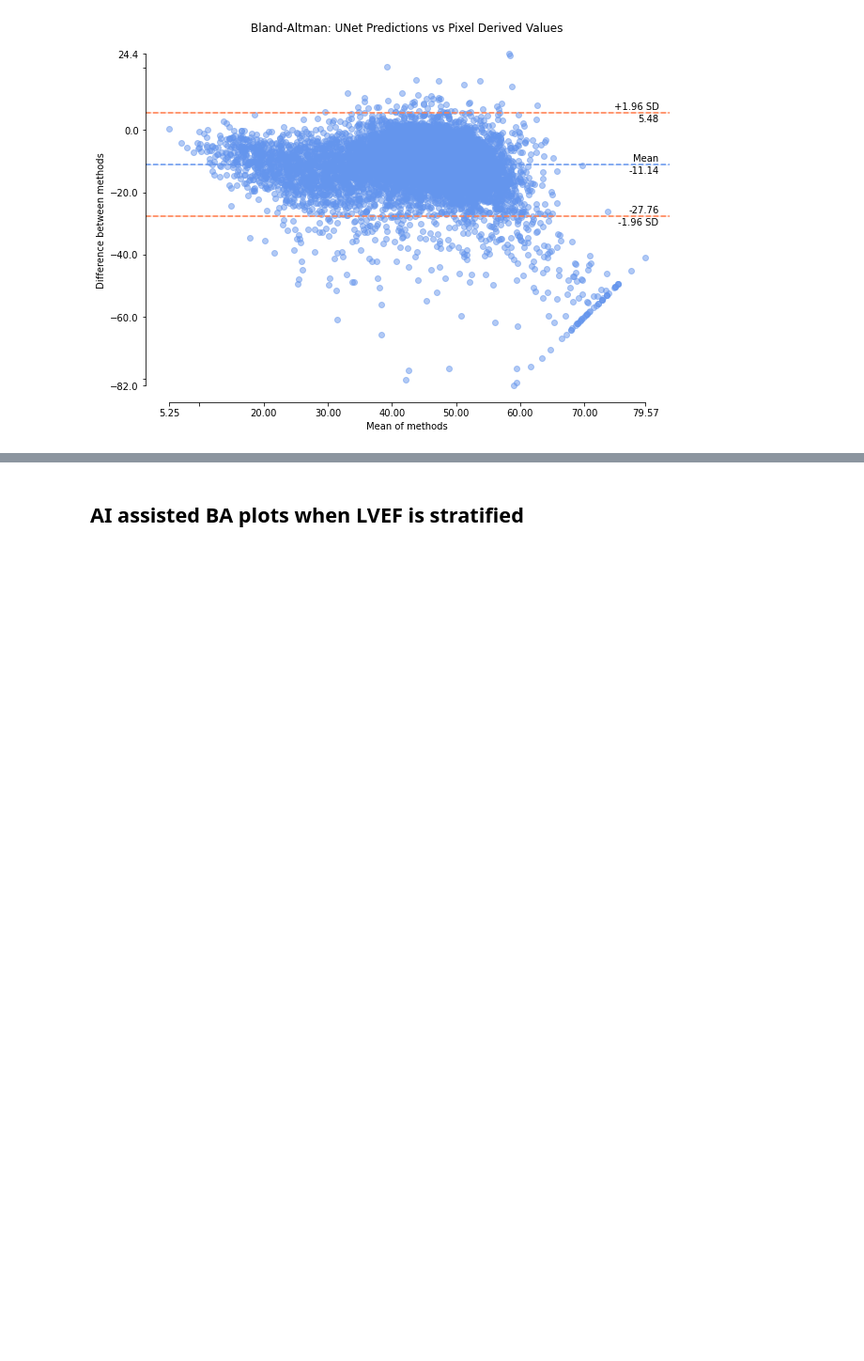
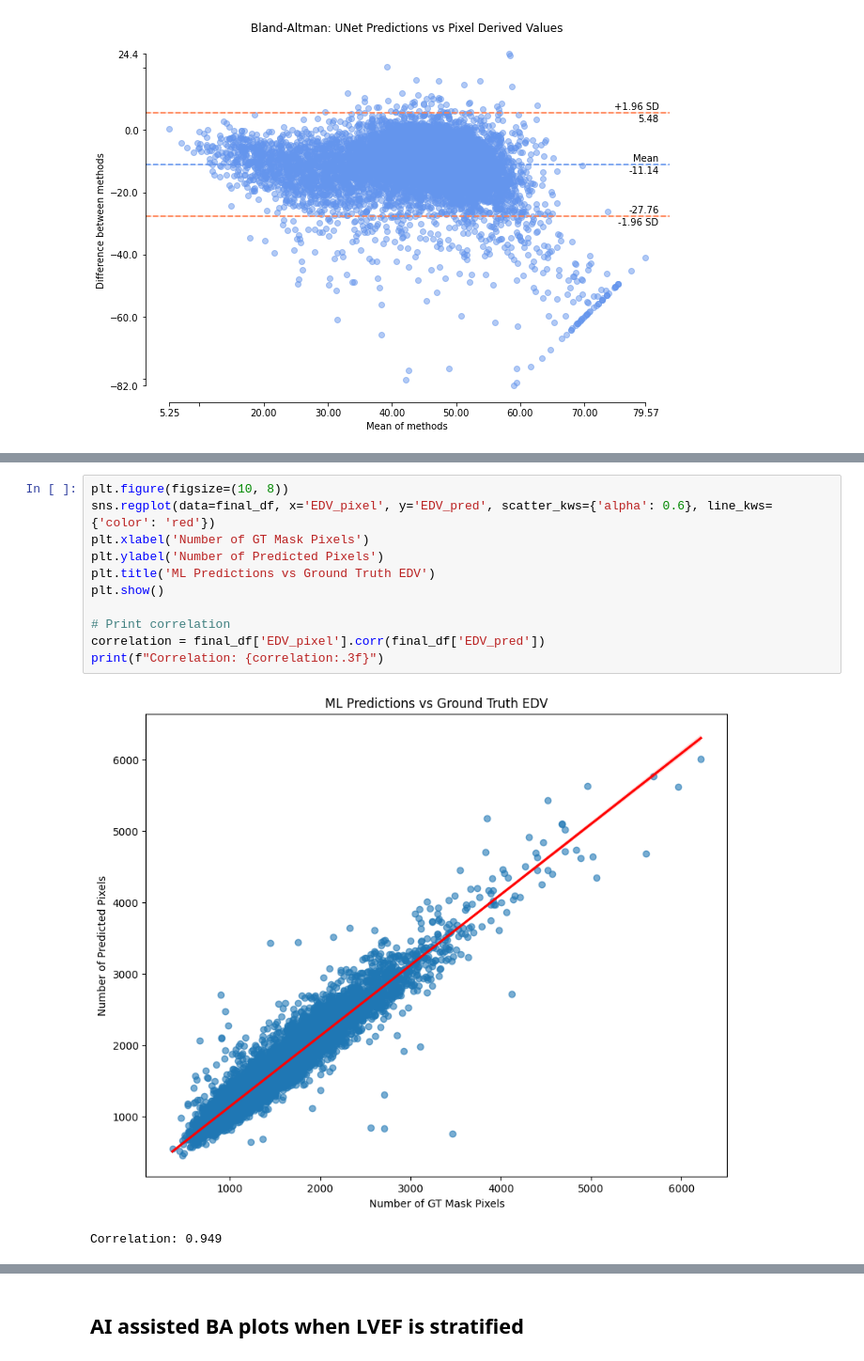
Before and after one commit to nrsjun/MachineLearning-LVEF-31005-, a Jupyter notebook: task3_measure_lvef.ipynb, the cells around one changed output, grey strips where cells are left out. Shown at 94% size. Drawn from its saved outputs; the diff is of its cells as text; blank space fills up the shorter version.

```diff
--- a/task3_measure_lvef.ipynb
+++ b/task3_measure_lvef.ipynb
@@ -728,0 +770,14 @@ plt.show()
+# %%
+plt.figure(figsize=(10, 8))
+sns.regplot(data=final_df, x='EDV_pixel', y='EDV_pred', scatter_kws={'alpha': 0.6}, line_kws={'color': 'red'})
+plt.xlabel('Number of GT Mask Pixels')
+plt.ylabel('Number of Predicted Pixels')
+plt.title('ML Predictions vs Ground Truth EDV')
+plt.show()
+
+# Print correlation
+correlation = final_df['EDV_pixel'].corr(final_df['EDV_pred'])
+print(f"Correlation: {correlation:.3f}")
+# %% [output]
+[figure, added]
+Correlation: 0.949
```
Also changed, not shown: parts of 6 cells of this notebook, 1 other file.
